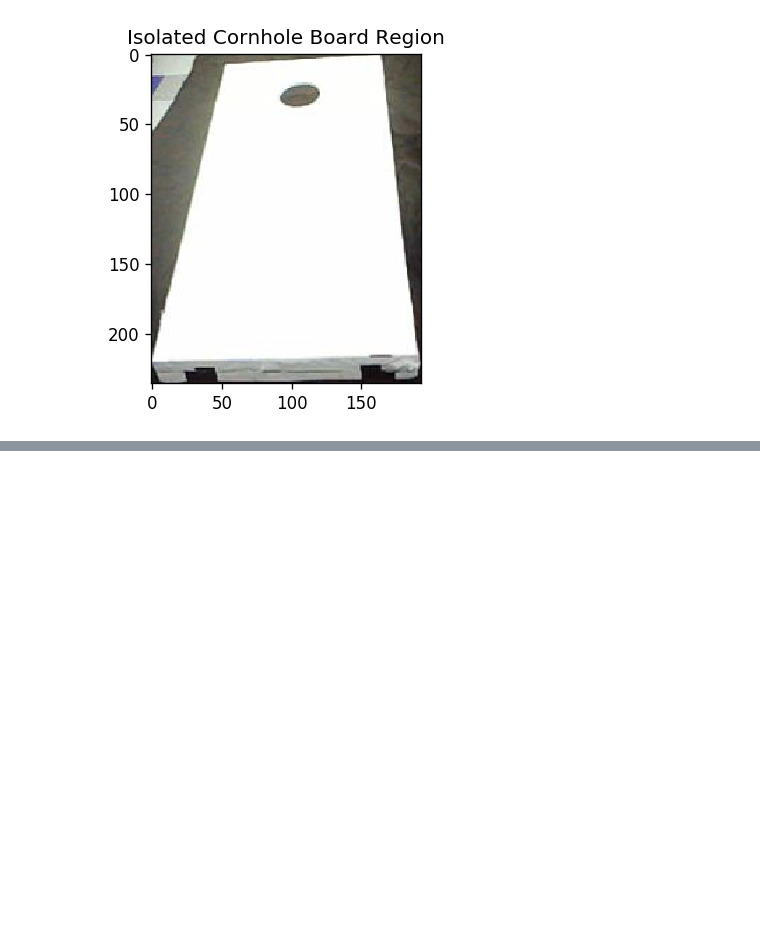
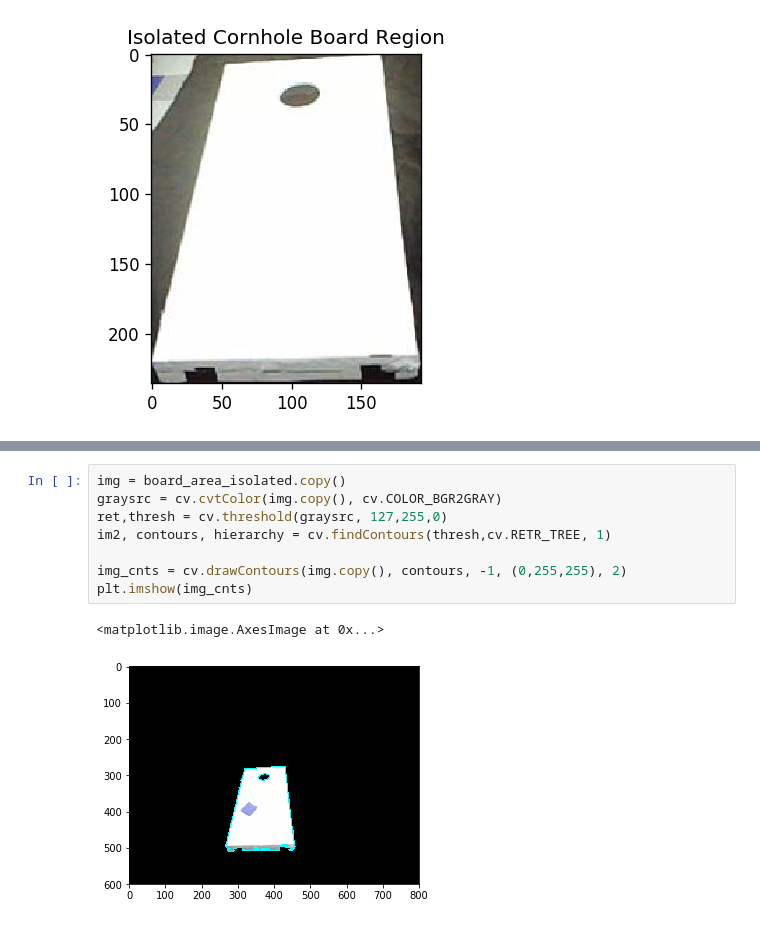
Before and after one commit to awlevin/cornhole-fiesta, a Jupyter notebook: opencv/NewestStable.ipynb, the cells around one changed output, grey strips where cells are left out. Saved outputs shown, nothing was run; the diff lists cells and outputs as text; blank space fills up the shorter version.

```diff
--- a/opencv/NewestStable.ipynb
+++ b/opencv/NewestStable.ipynb
@@ -249,0 +244,11 @@ plt.imshow(board_w_bags_orig)
+# %%
+img = board_area_isolated.copy()
+graysrc = cv.cvtColor(img.copy(), cv.COLOR_BGR2GRAY)
+ret,thresh = cv.threshold(graysrc, 127,255,0)
+im2, contours, hierarchy = cv.findContours(thresh,cv.RETR_TREE, 1)
+
+img_cnts = cv.drawContours(img.copy(), contours, -1, (0,255,255), 2)
+plt.imshow(img_cnts)
+# %% [output]
+<matplotlib.image.AxesImage at 0x...>
+[figure, added]
```
Also changed, not shown: parts of 4 cells of this notebook.
